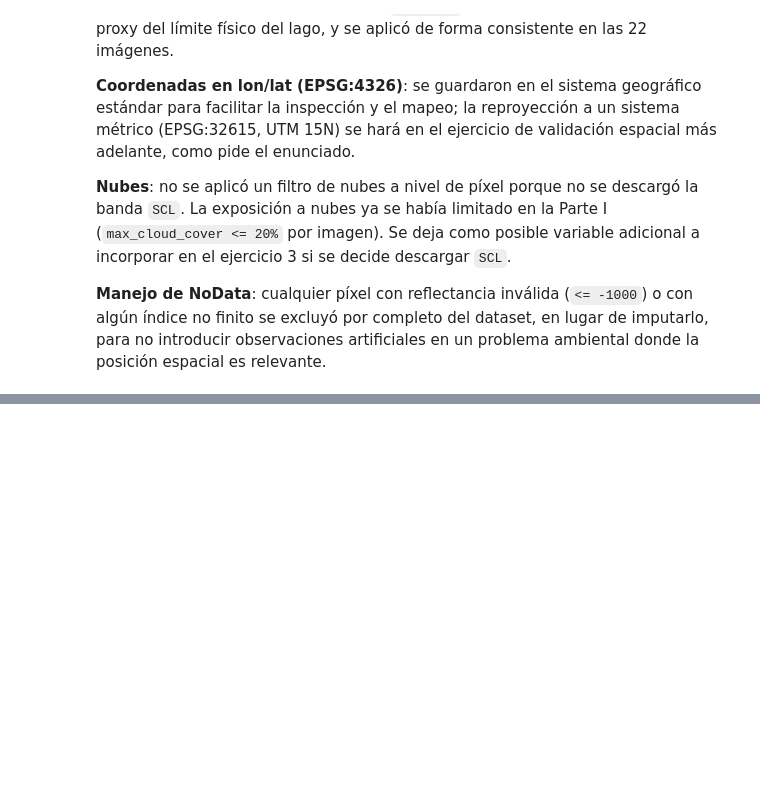
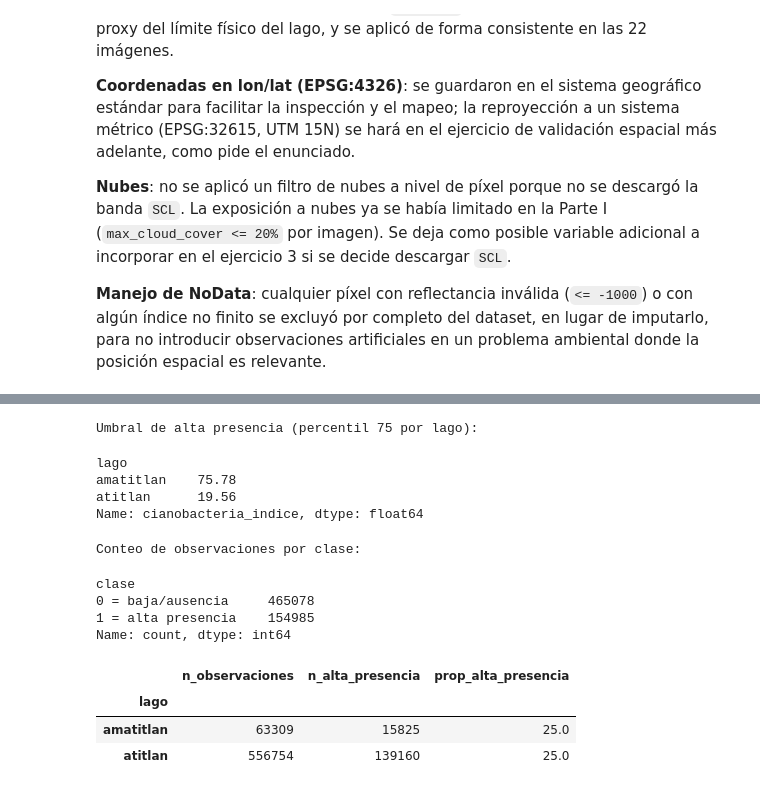
Before and after one commit to Ikeel04/Labs-DS, a Jupyter notebook: Lab4/Laboratorio4_Parte2.ipynb, the cells around one changed output, grey strips where cells are left out. Cells and saved outputs as stored; diff of their text form; code cells hidden in the pictures; blank space fills up the shorter version.

```diff
--- a/Lab4/Laboratorio4_Parte2.ipynb
+++ b/Lab4/Laboratorio4_Parte2.ipynb
@@ -391,0 +408,40 @@ En cuanto a la relación con la cianobacteria: el NDVI tiene una correlación po
+# %%
+# --- 2.1 Variable respuesta binaria a partir del percentil 75 por lago ---
+UMBRAL_POR_LAGO = df_ml.groupby("lago")["cianobacteria_indice"].quantile(0.75)
+
+print("Umbral de alta presencia (percentil 75 por lago):")
+display(UMBRAL_POR_LAGO.round(2))
+
+df_ml["cianobacteria_binaria"] = (
+    (df_ml["cianobacteria_indice"] > df_ml["lago"].map(UMBRAL_POR_LAGO)).astype(int)
+)
+
+print()
+print("Conteo de observaciones por clase:")
+display(
+    df_ml["cianobacteria_binaria"]
+    .value_counts()
+    .rename(index={0: "0 = baja/ausencia", 1: "1 = alta presencia"})
+    .rename_axis("clase")
+)
+
+resumen_clases = df_ml.groupby("lago")["cianobacteria_binaria"].agg(
+    n_observaciones="count", n_alta_presencia="sum", prop_alta_presencia="mean"
+)
+resumen_clases["prop_alta_presencia"] = (resumen_clases["prop_alta_presencia"] * 100).round(1)
+display(resumen_clases)
+# %% [output]
+Umbral de alta presencia (percentil 75 por lago):
+lago
+amatitlan    75.78
+atitlan      19.56
+Name: cianobacteria_indice, dtype: float64
+Conteo de observaciones por clase:
+clase
+0 = baja/ausencia     465078
+1 = alta presencia    154985
+Name: count, dtype: int64
+|  | n_observaciones | n_alta_presencia | prop_alta_presencia |
+| lago |  |  |  |
+| amatitlan | 63309 | 15825 | 25.0 |
+| atitlan | 556754 | 139160 | 25.0 |
```
Also changed, not shown: parts of 15 cells of this notebook, 7 other files.
